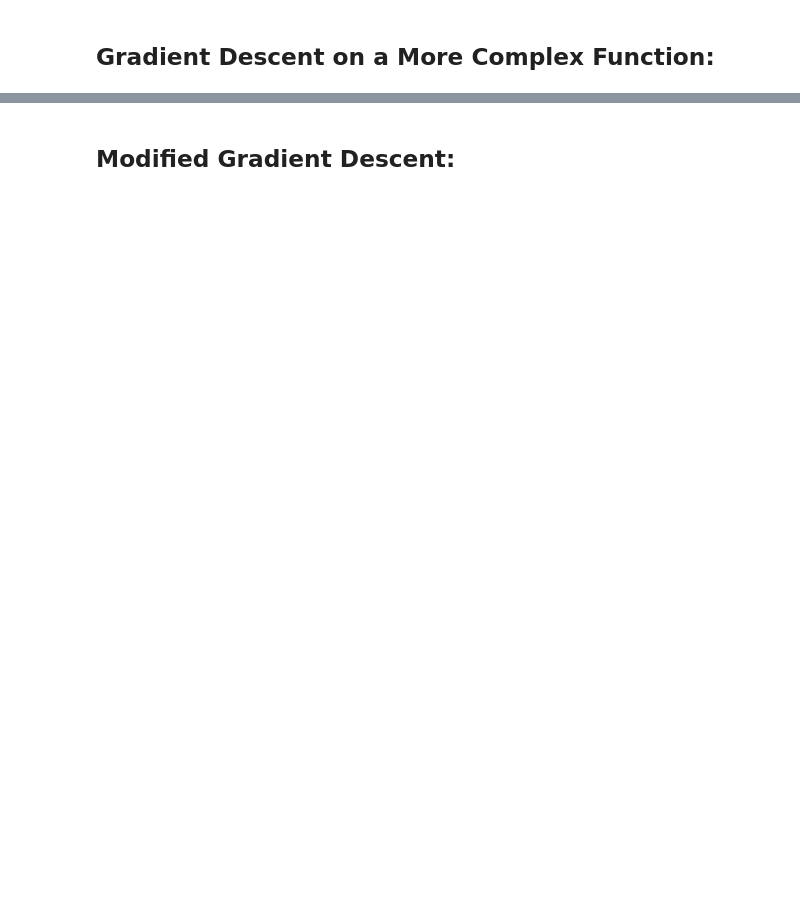
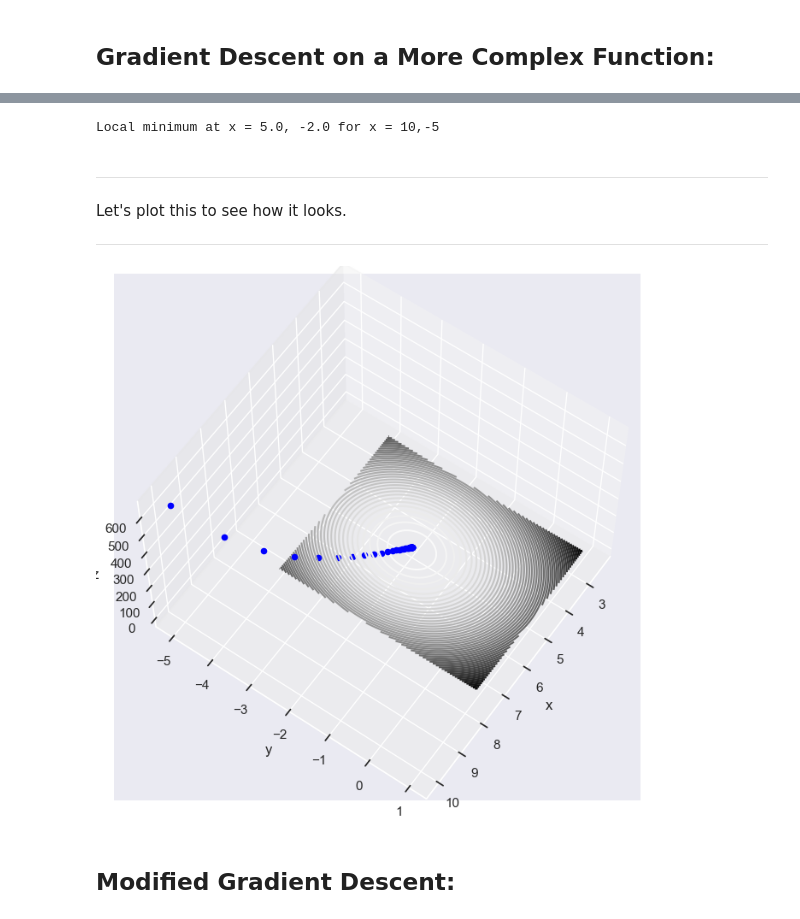
Before and after one commit to pstern17/INDE-577, a Jupyter notebook: 1. Supervised Learning/1.2. Gradient Descent/gradient_descent_linear_regression.ipynb, the cells around one changed output, grey strips where cells are left out. Drawn from its saved outputs; the diff is of its cells as text; code cells hidden in the pictures; blank space fills up the shorter version.

```diff
--- a/1. Supervised Learning/1.2. Gradient Descent/gradient_descent_linear_regression.ipynb
+++ b/1. Supervised Learning/1.2. Gradient Descent/gradient_descent_linear_regression.ipynb
@@ -199,2 +208,53 @@ plt.show()
+# %%
+# Define the initial function.
+def g(x0, x1):
+    return (x0-5) ** 2 + (x1 + 2) ** 2
+
+# Calculate its gradient.
+def g_prime(w):
+    grad = [2*(w[0]-5), 2*(w[1]+2)]
+    return np.array(grad)
+
+# Perform gradient descent.
+def gradient_descent(g_prime, new_x, alpha = 0.8, max_iter = 1000):
+    i = 0
+    W = [new_x]
+    # Go until the gradient is small or you hit the. max iterations.
+    while i < max_iter and np.linalg.norm(g_prime(new_x)) > 0.001:
+        new_x = new_x - alpha*g_prime(new_x)
+        i += 1
+        W.append(new_x)
+    return W, W[-1]
+
+W, x_vector = gradient_descent(g_prime, np.array([10.0, -5.0]), alpha = 0.1, max_iter=1000)
+print(f'Local minimum at x = {round(x_vector[0],2)}, {round(x_vector[1],2)} for x = 10,-5')
+# %% [output]
+Local minimum at x = 5.0, -2.0 for x = 10,-5
+# %% [markdown]
+***
+Let's plot this to see how it looks.
+***
+# %%
+x = np.linspace(2.5, 7.5, 100)
+y = np.linspace(-4, 1, 100)
+
+X, Y = np.meshgrid(x, y)
+Z = g(X, Y)
+
+
+fig = plt.figure(figsize = (10, 8))
+ax = plt.axes(projection='3d')
+ax.contour3D(X, Y, Z, 50, cmap='binary')
+for i in range(len(W)):
+    ax.scatter3D([W[i][0]],
+                 [W[i][1]],
+                 [f(W[i][0], W[i][1])], color = "blue")
+ax.set_xlabel('x')
+ax.set_ylabel('y')
+ax.set_zlabel('z')
+ax.view_init(60, 35)
+plt.show()
+# %% [output]
+[figure, added]
 # %% [markdown]
 ## Modified Gradient Descent:
```
Also changed, not shown: parts of 6 cells of this notebook.
